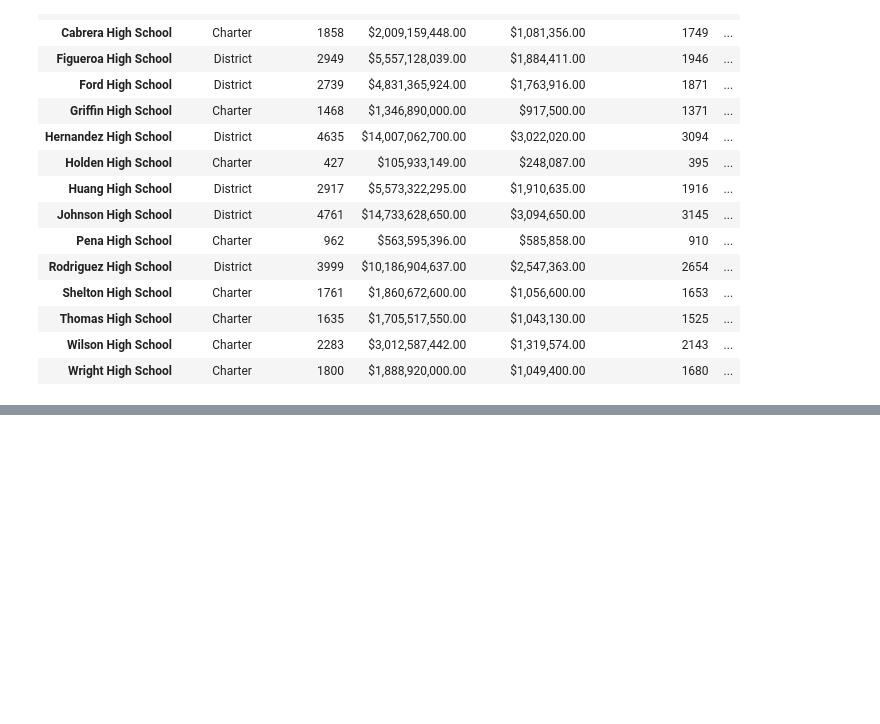
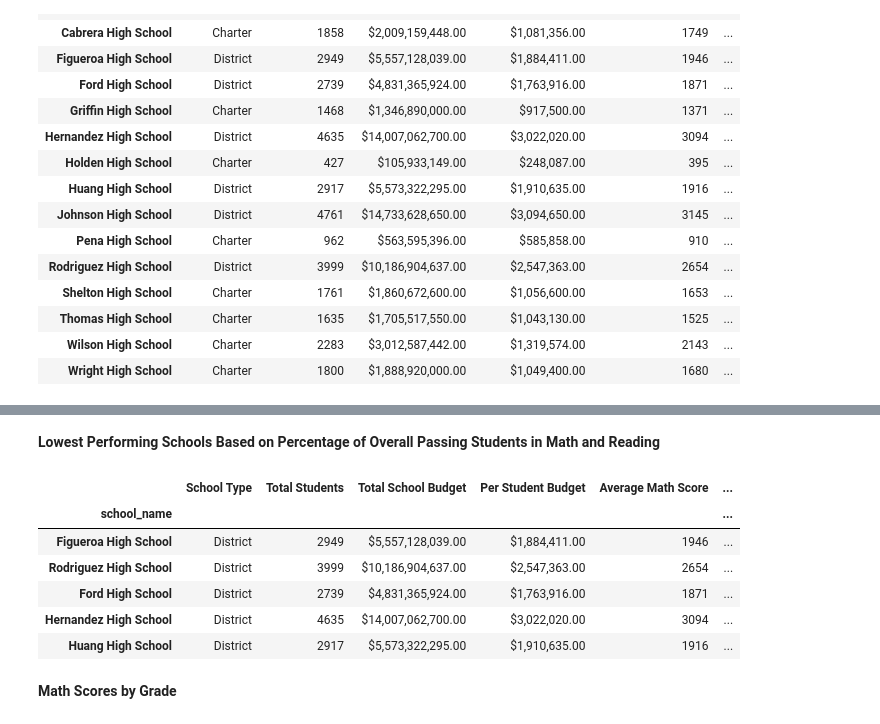
Before and after one commit to myseekl/pandas-challenge, a Jupyter notebook: PyCitySchools_MKL.ipynb, the cells around one changed output, grey strips where cells are left out. Saved outputs shown, nothing was run; the diff lists cells and outputs as text; code cells hidden in the pictures; blank space fills up the shorter version.

```diff
--- a/PyCitySchools_MKL.ipynb
+++ b/PyCitySchools_MKL.ipynb
@@ -319,0 +334,16 @@ per_school_summary_df
+# %% [markdown]
+**Lowest Performing Schools Based on Percentage of Overall Passing Students in Math and Reading**
+# %%
+# Sort the schools by `% Overall Passing` in ascending order and display the top 5 rows.
+bottom_schools = per_school_summary_df.sort_values(by="Percent Overall Passing", ascending=True)
+bottom_schools.head(5)
+# %% [output]
+|  | School Type | Total Students | Total School Budget | Per Student Budget | Average Math Score | ... |
+| school_name |  |  |  |  |  | ... |
+| Figueroa High School | District | 2949 | $5,557,128,039.00 | $1,884,411.00 | 1946 | ... |
+| Rodriguez High School | District | 3999 | $10,186,904,637.00 | $2,547,363.00 | 2654 | ... |
+| Ford High School | District | 2739 | $4,831,365,924.00 | $1,763,916.00 | 1871 | ... |
+| Hernandez High School | District | 4635 | $14,007,062,700.00 | $3,022,020.00 | 3094 | ... |
+| Huang High School | District | 2917 | $5,573,322,295.00 | $1,910,635.00 | 1916 | ... |
+# %% [markdown]
+**Math Scores by Grade**
```
Also changed, not shown: parts of 2 cells of this notebook.
